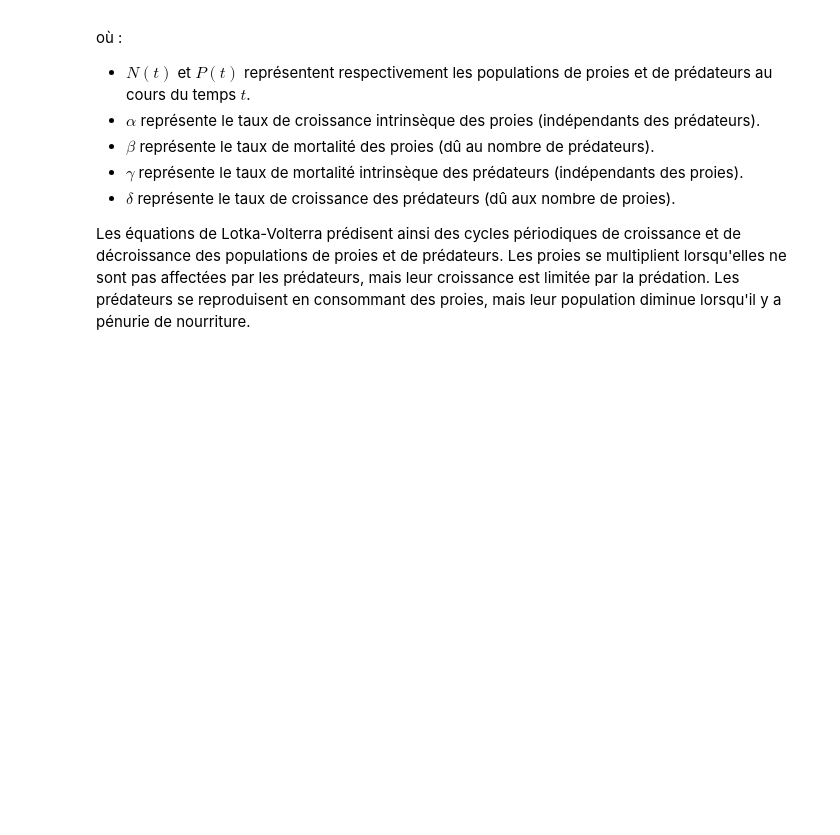
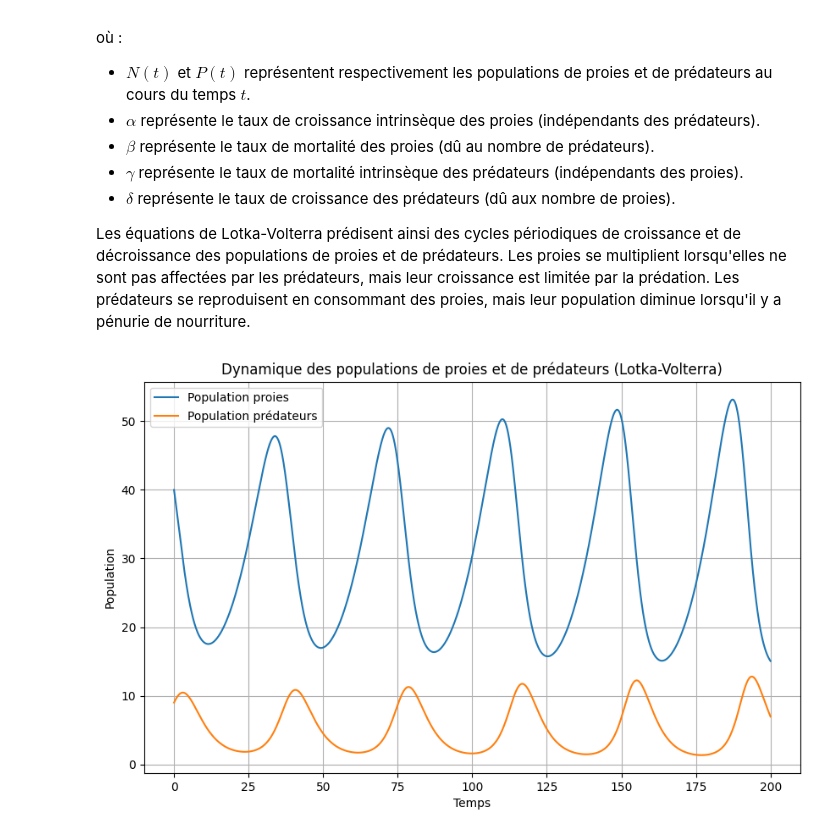
Before and after one commit to benjamingosselincliche/sciencesdelanature-garneau-catalogue-jupyter, a Jupyter notebook: notebook/dynamique_des_populations_equation_differentielle_et_methode_euler.ipynb, the cells around one changed output. Drawn from its saved outputs; the diff is of its cells as text; code cells hidden in the pictures; blank space fills up the shorter version.

```diff
--- a/notebook/dynamique_des_populations_equation_differentielle_et_methode_euler.ipynb
+++ b/notebook/dynamique_des_populations_equation_differentielle_et_methode_euler.ipynb
@@ -159,32 +161,34 @@ P0 = 9   # Population initiale de prédateurs
 # Intervalle de temps et nombre d'itérations
 dt = 0.1
 T = 200
 num_iterations = int(T / dt)
 
 # Initialisation des listes pour stocker les données
 time_points = [0]
 prey_population = [N0]
 predator_population = [P0]
 
 # Boucle for pour résoudre les équations de Lotka-Volterra avec la méthode d'Euler
 for i in range(num_iterations):
-    dN = (r_N * prey_population[-1] - a * prey_population[-1] * predator_population[-1]) * dt
-    dP = (-r_P * predator_population[-1] + b * prey_population[-1] * predator_population[-1]) * dt
+    dN = prey_population[-1] * ( alpha - beta * predator_population[-1]) * dt
+    dP = predator_population[-1] * ( delta * prey_population[-1] - gamma) * dt
 
     N = prey_population[-1] + dN
     P = predator_population[-1] + dP
 
     time_points.append(time_points[-1] + dt)
     prey_population.append(N)
     predator_population.append(P)
 
 # Tracé du graphique de l'évolution des populations de proies et de prédateurs
 plt.figure(figsize=(10, 6))
 plt.plot(time_points, prey_population, label='Population proies')
 plt.plot(time_points, predator_population, label='Population prédateurs')
 plt.xlabel("Temps")
 plt.ylabel("Population")
 plt.title("Dynamique des populations de proies et de prédateurs (Lotka-Volterra)")
 plt.legend()
 plt.grid()
 plt.show()
+# %% [output]
+[figure, added]
```
Also changed, not shown: parts of 1 cell of this notebook, 4 other files.
